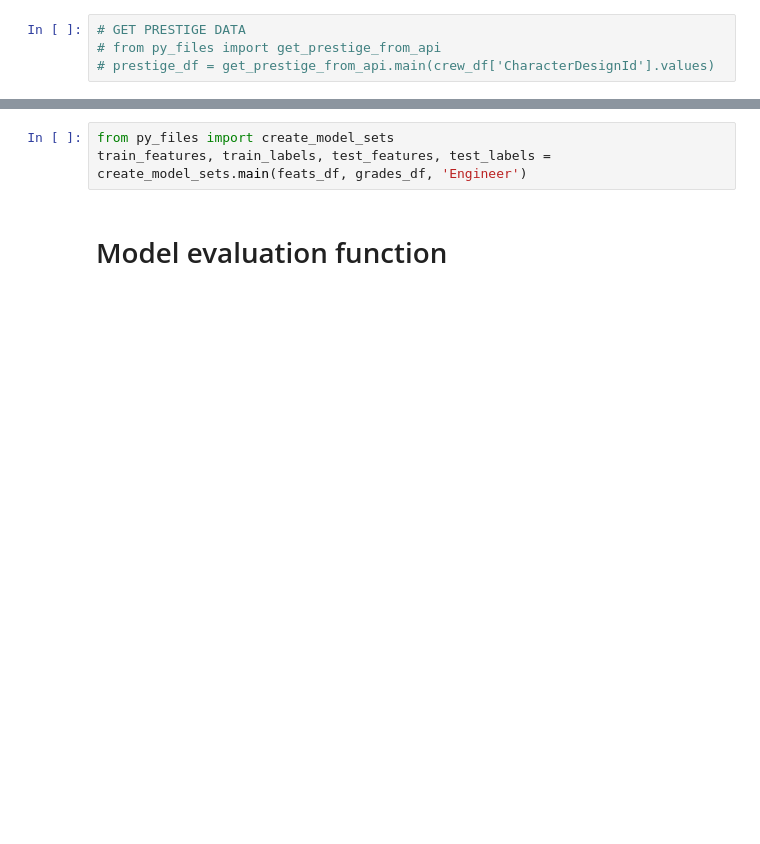
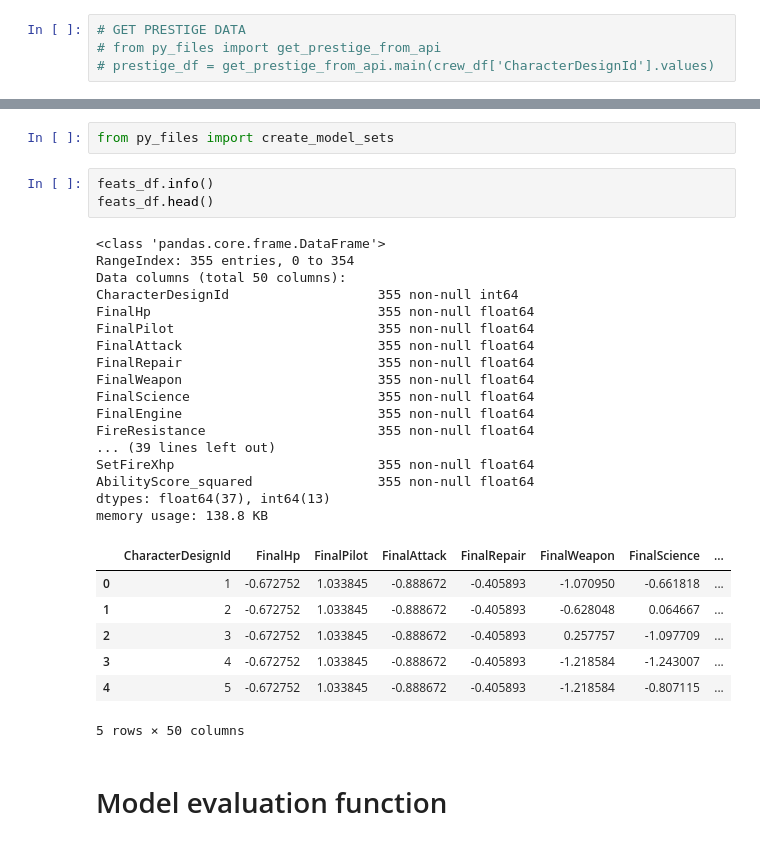
Before and after one commit to KrissyG-hub/PPG, a Jupyter notebook: Crew-rating_using_py_scripts.ipynb, the cells around one changed output, grey strips where cells are left out. Saved outputs shown, nothing was run; the diff lists cells and outputs as text; blank space fills up the shorter version.

```diff
--- a/Crew-rating_using_py_scripts.ipynb
+++ b/Crew-rating_using_py_scripts.ipynb
@@ -49,6 +27,33 @@ feats_df = prep_model_features.main(crew_df)
 # %%
 from py_files import create_model_sets
-train_features, train_labels, test_features, test_labels = create_model_sets.main(feats_df, grades_df, 'Engineer')
+# %%
+feats_df.info()
+feats_df.head()
+# %% [output]
+<class 'pandas.core.frame.DataFrame'>
+RangeIndex: 355 entries, 0 to 354
+Data columns (total 50 columns):
+CharacterDesignId                   355 non-null int64
+FinalHp                             355 non-null float64
+FinalPilot                          355 non-null float64
+FinalAttack                         355 non-null float64
+FinalRepair                         355 non-null float64
+FinalWeapon                         355 non-null float64
+FinalScience                        355 non-null float64
+FinalEngine                         355 non-null float64
+FireResistance                      355 non-null float64
+... (39 lines left out)
+SetFireXhp                          355 non-null float64
+AbilityScore_squared                355 non-null float64
+dtypes: float64(37), int64(13)
+memory usage: 138.8 KB
+|  | CharacterDesignId | FinalHp | FinalPilot | FinalAttack | FinalRepair | FinalWeapon | FinalScience | ... |
+| 0 | 1 | -0.672752 | 1.033845 | -0.888672 | -0.405893 | -1.070950 | -0.661818 | ... |
+| 1 | 2 | -0.672752 | 1.033845 | -0.888672 | -0.405893 | -0.628048 | 0.064667 | ... |
+| 2 | 3 | -0.672752 | 1.033845 | -0.888672 | -0.405893 | 0.257757 | -1.097709 | ... |
+| 3 | 4 | -0.672752 | 1.033845 | -0.888672 | -0.405893 | -1.218584 | -1.243007 | ... |
+| 4 | 5 | -0.672752 | 1.033845 | -0.888672 | -0.405893 | -1.218584 | -0.807115 | ... |
+5 rows × 50 columns
 # %% [markdown]
 # Model evaluation function
 # %%
```
Also changed, not shown: parts of 11 cells of this notebook, 4 other files.
